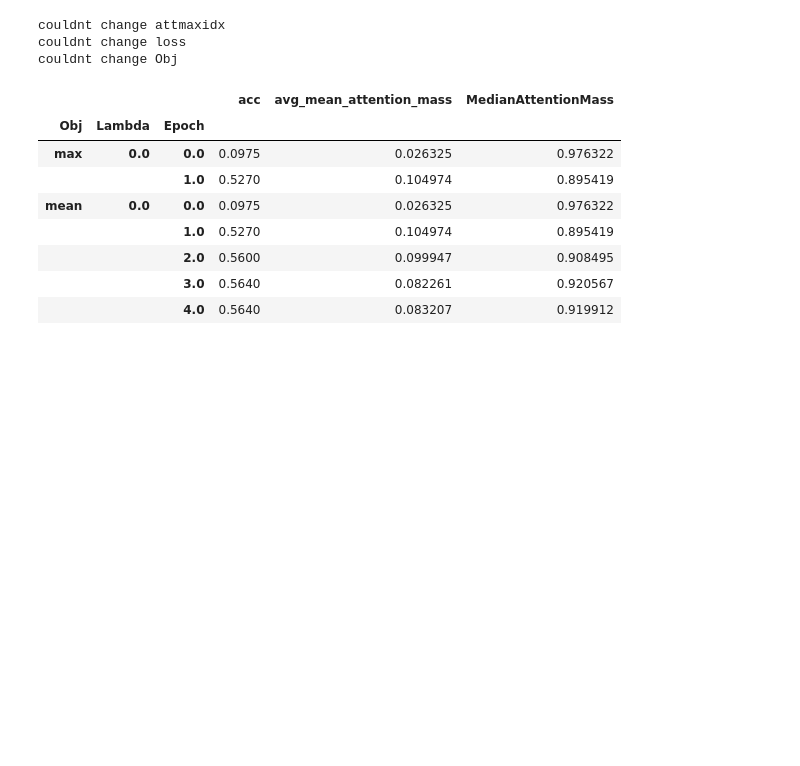
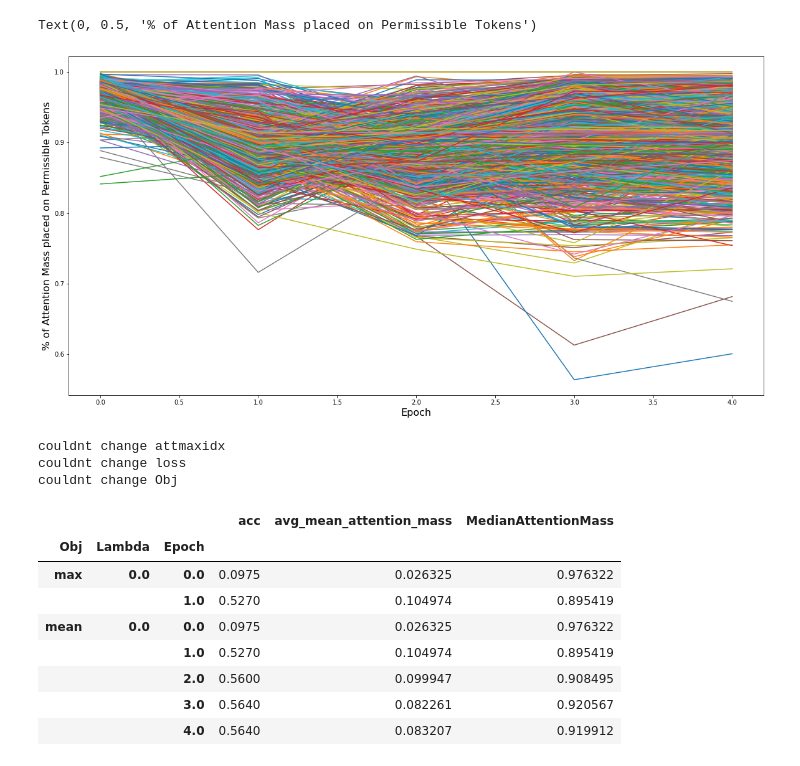
Before and after one commit to hc1111/deceptive-attention-master_fact_ai, a Jupyter notebook: deceptive-attention-master/src/classification_tasks/YELP results notebook.ipynb, the cells around one changed output. Drawn from its saved outputs; the diff is of its cells as text; code cells hidden in the pictures; blank space fills up the shorter version.

```diff
--- a/deceptive-attention-master/src/classification_tasks/YELP results notebook.ipynb
+++ b/deceptive-attention-master/src/classification_tasks/YELP results notebook.ipynb
@@ -46,3 +77,14 @@ for l in logfolders:
+# %%
+
+import matplotlib.pyplot as plt
+# fig, ax = plt.subplots(figsize=(8,6))
+
+ax=df_1.T.plot(figsize=(20,10),legend=False)
+ax.set_xlabel("Epoch", fontsize=16)
+ax.set_ylabel("% of Attention Mass placed on Permissible Tokens", fontsize=16)
+# %% [output]
+Text(0, 0.5, '% of Attention Mass placed on Permissible Tokens')
+[figure, added]
 # %%
 for x in mega_df.columns:
     try:
```
Also changed, not shown: parts of 6 cells of this notebook.
